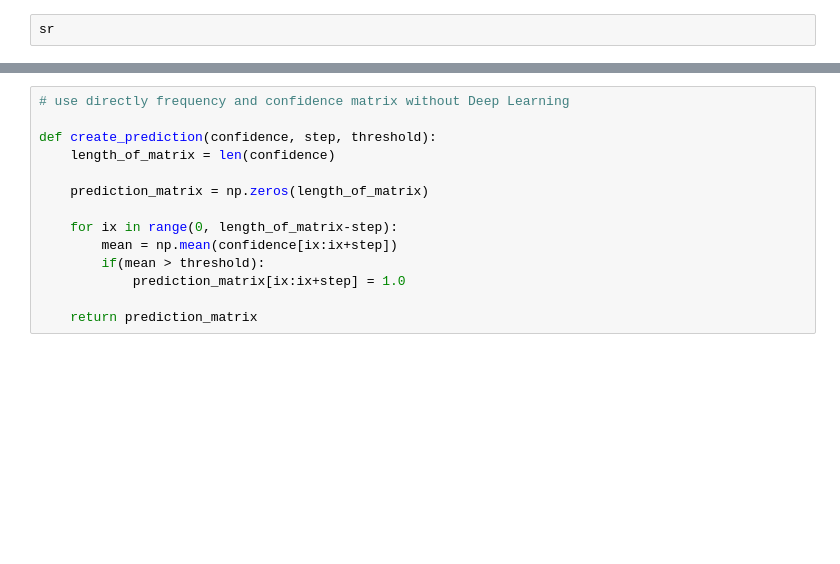
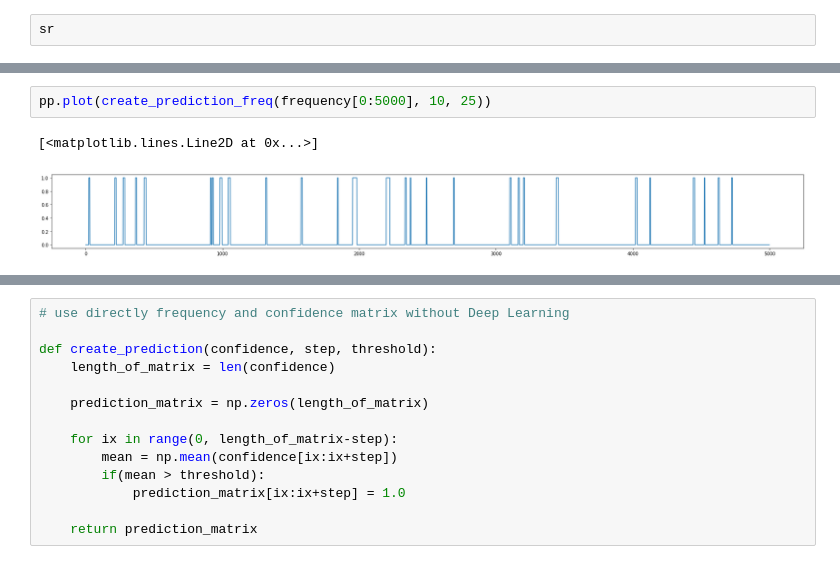
Before and after one commit to hedonistrh/SpChangeDetect, a Jupyter notebook: bilstm-crepe.ipynb, the cells around one changed output, grey strips where cells are left out. Saved outputs shown, nothing was run; the diff lists cells and outputs as text; blank space fills up the shorter version.

```diff
--- a/bilstm-crepe.ipynb
+++ b/bilstm-crepe.ipynb
@@ -27,0 +61,5 @@ sr
+# %%
+pp.plot(create_prediction_freq(frequency[0:5000], 10, 25))
+# %% [output]
+[<matplotlib.lines.Line2D at 0x...>]
+[figure, added]
```
Also changed, not shown: parts of 14 cells of this notebook.
